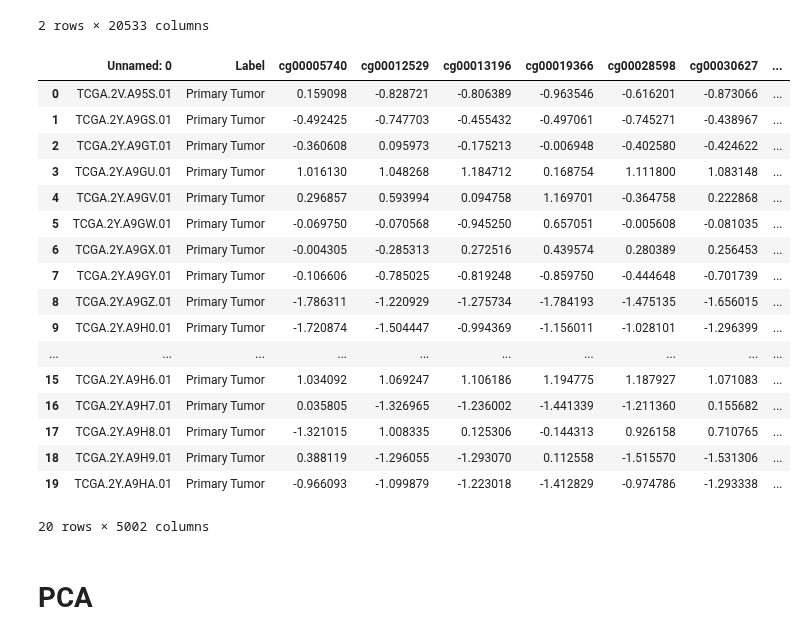
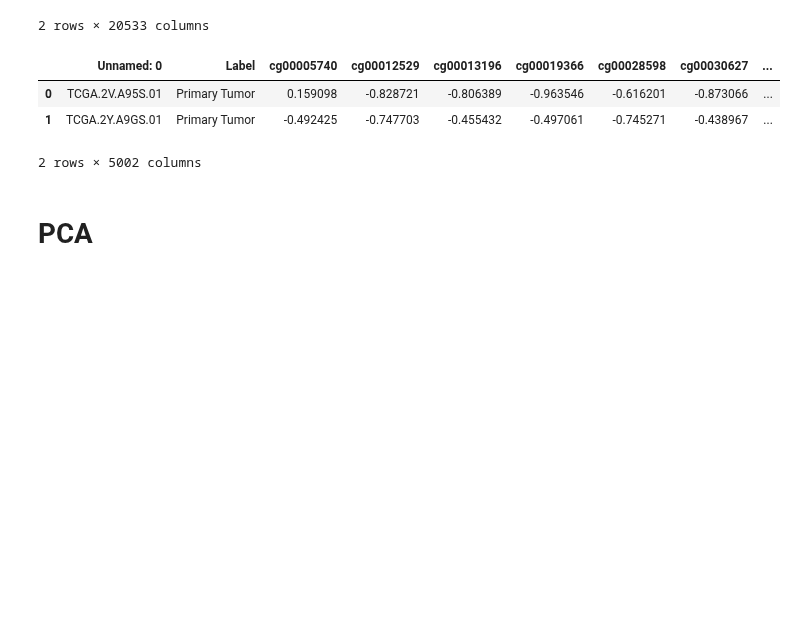
Before and after one commit to blid11/Group9, a Jupyter notebook: Copy_of_G9_PartC.ipynb, the cells around one changed output. Cells and saved outputs as stored; diff of their text form; code cells hidden in the pictures; blank space fills up the shorter version.

```diff
--- a/Copy_of_G9_PartC.ipynb
+++ b/Copy_of_G9_PartC.ipynb
@@ -129,26 +121,12 @@ liver_gene_expr.head(n= 2)
 | 1 | TCGA.2Y.A9GS.01 | Primary Tumor | -0.25593 | 2.268472 | -0.189274 | -0.522460 | -1.766629 | -0.067789 | ... |
 2 rows × 20533 columns
 # %%
-liver_meth_dna.head(n = 20)
+liver_meth_dna.head(n = 2)
 # %% [output]
 |  | Unnamed: 0 | Label | cg00005740 | cg00012529 | cg00013196 | cg00019366 | cg00028598 | cg00030627 | ... |
 | 0 | TCGA.2V.A95S.01 | Primary Tumor | 0.159098 | -0.828721 | -0.806389 | -0.963546 | -0.616201 | -0.873066 | ... |
 | 1 | TCGA.2Y.A9GS.01 | Primary Tumor | -0.492425 | -0.747703 | -0.455432 | -0.497061 | -0.745271 | -0.438967 | ... |
-| 2 | TCGA.2Y.A9GT.01 | Primary Tumor | -0.360608 | 0.095973 | -0.175213 | -0.006948 | -0.402580 | -0.424622 | ... |
-| 3 | TCGA.2Y.A9GU.01 | Primary Tumor | 1.016130 | 1.048268 | 1.184712 | 0.168754 | 1.111800 | 1.083148 | ... |
-| 4 | TCGA.2Y.A9GV.01 | Primary Tumor | 0.296857 | 0.593994 | 0.094758 | 1.169701 | -0.364758 | 0.222868 | ... |
-| 5 | TCGA.2Y.A9GW.01 | Primary Tumor | -0.069750 | -0.070568 | -0.945250 | 0.657051 | -0.005608 | -0.081035 | ... |
-| 6 | TCGA.2Y.A9GX.01 | Primary Tumor | -0.004305 | -0.285313 | 0.272516 | 0.439574 | 0.280389 | 0.256453 | ... |
-| 7 | TCGA.2Y.A9GY.01 | Primary Tumor | -0.106606 | -0.785025 | -0.819248 | -0.859750 | -0.444648 | -0.701739 | ... |
-| 8 | TCGA.2Y.A9GZ.01 | Primary Tumor | -1.786311 | -1.220929 | -1.275734 | -1.784193 | -1.475135 | -1.656015 | ... |
-| 9 | TCGA.2Y.A9H0.01 | Primary Tumor | -1.720874 | -1.504447 | -0.994369 | -1.156011 | -1.028101 | -1.296399 | ... |
-| ... | ... | ... | ... | ... | ... | ... | ... | ... | ... |
-| 15 | TCGA.2Y.A9H6.01 | Primary Tumor | 1.034092 | 1.069247 | 1.106186 | 1.194775 | 1.187927 | 1.071083 | ... |
-| 16 | TCGA.2Y.A9H7.01 | Primary Tumor | 0.035805 | -1.326965 | -1.236002 | -1.441339 | -1.211360 | 0.155682 | ... |
-| 17 | TCGA.2Y.A9H8.01 | Primary Tumor | -1.321015 | 1.008335 | 0.125306 | -0.144313 | 0.926158 | 0.710765 | ... |
-| 18 | TCGA.2Y.A9H9.01 | Primary Tumor | 0.388119 | -1.296055 | -1.293070 | 0.112558 | -1.515570 | -1.531306 | ... |
-| 19 | TCGA.2Y.A9HA.01 | Primary Tumor | -0.966093 | -1.099879 | -1.223018 | -1.412829 | -0.974786 | -1.293338 | ... |
-20 rows × 5002 columns
+2 rows × 5002 columns
 # %% [markdown]
 # PCA
 # %% [markdown]
```
Also changed, not shown: parts of 1 cell of this notebook.
